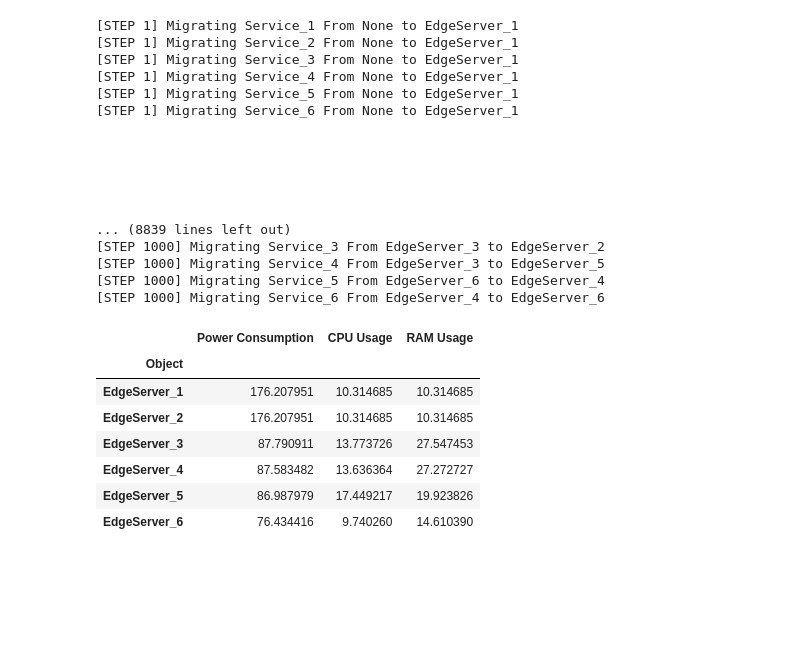
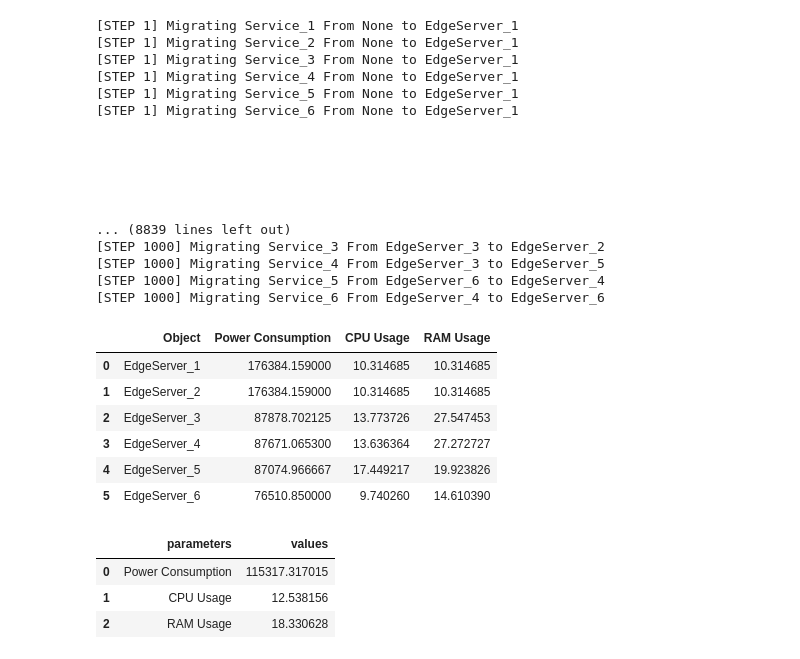
Before and after one commit to mascalmeida/edgeexperiments, a Jupyter notebook: mab.ipynb, the cells around one changed output. Cells and saved outputs as stored; diff of their text form; code cells hidden in the pictures; blank space fills up the shorter version.

```diff
--- a/mab.ipynb
+++ b/mab.ipynb
@@ -170,22 +170,30 @@ simulator.run_model()
 # %%
 # Results
 ## Retrieving logs dataframe for plot
 logs_containerregistry = pd.DataFrame(simulator.agent_metrics["ContainerRegistry"])
 logs_edgeserver = pd.DataFrame(simulator.agent_metrics["EdgeServer"])
+logs_edgeserver['CPU Usage'] = (logs_edgeserver['CPU Demand']*100)/logs_edgeserver['CPU']
+logs_edgeserver['RAM Usage'] = (logs_edgeserver['RAM Demand']*100)/logs_edgeserver['RAM']
 logs_networkflow = pd.DataFrame(simulator.agent_metrics["NetworkFlow"])
 logs_networkswitch = pd.DataFrame(simulator.agent_metrics["NetworkSwitch"])
 logs_service = pd.DataFrame(simulator.agent_metrics["Service"])
 logs_user = pd.DataFrame(simulator.agent_metrics["User"])
+
+dt_edge = pd.concat([
+    logs_edgeserver[['Object', 'Power Consumption']].groupby(by=['Object']).sum().reset_index(),
+    logs_edgeserver[['Object', 'CPU Usage', 'RAM Usage']].groupby(by=['Object']).mean().reset_index(drop=True)
+    ], axis=1)
+dt_edge_final = pd.DataFrame(dt_edge.mean()).reset_index().rename(columns={'index':'parameters', 0:'values'})
+display(dt_edge, dt_edge_final)
+# %% [output]
+|  | Object | Power Consumption | CPU Usage | RAM Usage |
+| 0 | EdgeServer_1 | 176384.159000 | 10.314685 | 10.314685 |
+| 1 | EdgeServer_2 | 176384.159000 | 10.314685 | 10.314685 |
+| 2 | EdgeServer_3 | 87878.702125 | 13.773726 | 27.547453 |
+| 3 | EdgeServer_4 | 87671.065300 | 13.636364 | 27.272727 |
+| 4 | EdgeServer_5 | 87074.966667 | 17.449217 | 19.923826 |
+| 5 | EdgeServer_6 | 76510.850000 | 9.740260 | 14.610390 |
+|  | parameters | values |
+| 0 | Power Consumption | 115317.317015 |
+| 1 | CPU Usage | 12.538156 |
+| 2 | RAM Usage | 18.330628 |
-# %%
-logs_edgeserver['CPU Usage'] = (logs_edgeserver['CPU Demand']*100)/logs_edgeserver['CPU']
-logs_edgeserver['RAM Usage'] = (logs_edgeserver['RAM Demand']*100)/logs_edgeserver['RAM']
-logs_edgeserver[['Object', 'Power Consumption', 'CPU Usage', 'RAM Usage']].groupby(by=['Object']).mean()
-# %% [output]
-|  | Power Consumption | CPU Usage | RAM Usage |
-| Object |  |  |  |
-| EdgeServer_1 | 176.207951 | 10.314685 | 10.314685 |
-| EdgeServer_2 | 176.207951 | 10.314685 | 10.314685 |
-| EdgeServer_3 | 87.790911 | 13.773726 | 27.547453 |
-| EdgeServer_4 | 87.583482 | 13.636364 | 27.272727 |
-| EdgeServer_5 | 86.987979 | 17.449217 | 19.923826 |
-| EdgeServer_6 | 76.434416 | 9.740260 | 14.610390 |
```
Also changed, not shown: 9 other files.
